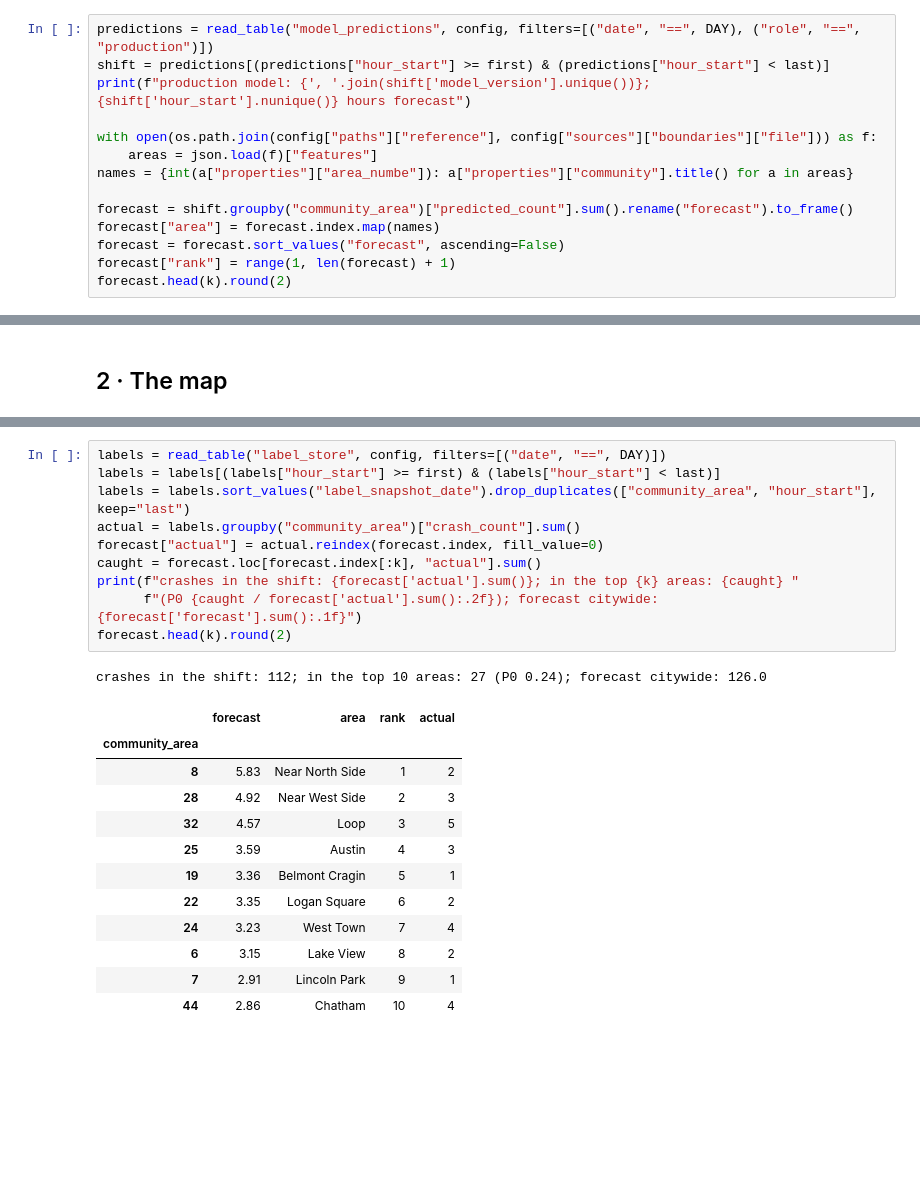
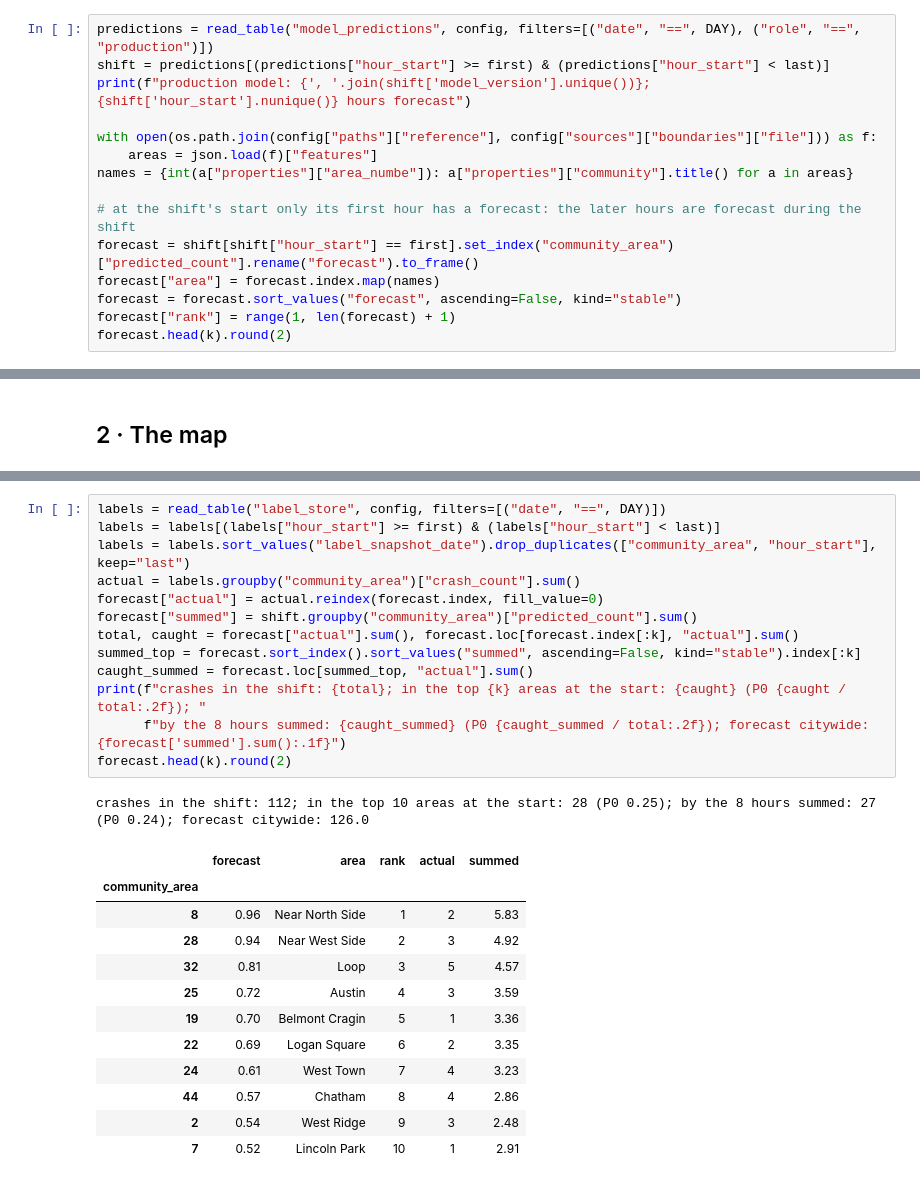
Before and after one commit to cs611-g1-crash-forecast/crash-forecast, a Jupyter notebook: notebooks/11_planner_view.ipynb, the cells around one changed output, grey strips where cells are left out. Cells and saved outputs as stored; diff of their text form; blank space fills up the shorter version.

```diff
--- a/notebooks/11_planner_view.ipynb
+++ b/notebooks/11_planner_view.ipynb
@@ -44,9 +44,10 @@ with open(os.path.join(config["paths"]["reference"], config["sources"]["boundari
     areas = json.load(f)["features"]
 names = {int(a["properties"]["area_numbe"]): a["properties"]["community"].title() for a in areas}
 
-forecast = shift.groupby("community_area")["predicted_count"].sum().rename("forecast").to_frame()
+# at the shift's start only its first hour has a forecast: the later hours are forecast during the shift
+forecast = shift[shift["hour_start"] == first].set_index("community_area")["predicted_count"].rename("forecast").to_frame()
 forecast["area"] = forecast.index.map(names)
-forecast = forecast.sort_values("forecast", ascending=False)
+forecast = forecast.sort_values("forecast", ascending=False, kind="stable")
 forecast["rank"] = range(1, len(forecast) + 1)
 forecast.head(k).round(2)
 # %% [output]
@@ -92,24 +93,27 @@ The labels: crashes that occurred in the shift's hours, as the label store has t
 # %%
 labels = read_table("label_store", config, filters=[("date", "==", DAY)])
 labels = labels[(labels["hour_start"] >= first) & (labels["hour_start"] < last)]
 labels = labels.sort_values("label_snapshot_date").drop_duplicates(["community_area", "hour_start"], keep="last")
 actual = labels.groupby("community_area")["crash_count"].sum()
 forecast["actual"] = actual.reindex(forecast.index, fill_value=0)
-caught = forecast.loc[forecast.index[:k], "actual"].sum()
-print(f"crashes in the shift: {forecast['actual'].sum()}; in the top {k} areas: {caught} "
-      f"(P0 {caught / forecast['actual'].sum():.2f}); forecast citywide: {forecast['forecast'].sum():.1f}")
+forecast["summed"] = shift.groupby("community_area")["predicted_count"].sum()
+total, caught = forecast["actual"].sum(), forecast.loc[forecast.index[:k], "actual"].sum()
+summed_top = forecast.sort_index().sort_values("summed", ascending=False, kind="stable").index[:k]
+caught_summed = forecast.loc[summed_top, "actual"].sum()
+print(f"crashes in the shift: {total}; in the top {k} areas at the start: {caught} (P0 {caught / total:.2f}); "
+      f"by the 8 hours summed: {caught_summed} (P0 {caught_summed / total:.2f}); forecast citywide: {forecast['summed'].sum():.1f}")
 forecast.head(k).round(2)
 # %% [output]
-crashes in the shift: 112; in the top 10 areas: 27 (P0 0.24); forecast citywide: 126.0
+crashes in the shift: 112; in the top 10 areas at the start: 28 (P0 0.25); by the 8 hours summed: 27 (P0 0.24); forecast citywide: 126.0
-|  | forecast | area | rank | actual |
-| community_area |  |  |  |  |
-| 8 | 5.83 | Near North Side | 1 | 2 |
-| 28 | 4.92 | Near West Side | 2 | 3 |
-| 32 | 4.57 | Loop | 3 | 5 |
-| 25 | 3.59 | Austin | 4 | 3 |
-| 19 | 3.36 | Belmont Cragin | 5 | 1 |
-| 22 | 3.35 | Logan Square | 6 | 2 |
-| 24 | 3.23 | West Town | 7 | 4 |
-| 6 | 3.15 | Lake View | 8 | 2 |
-| 7 | 2.91 | Lincoln Park | 9 | 1 |
-| 44 | 2.86 | Chatham | 10 | 4 |
+|  | forecast | area | rank | actual | summed |
+| community_area |  |  |  |  |  |
+| 8 | 0.96 | Near North Side | 1 | 2 | 5.83 |
+| 28 | 0.94 | Near West Side | 2 | 3 | 4.92 |
+| 32 | 0.81 | Loop | 3 | 5 | 4.57 |
+| 25 | 0.72 | Austin | 4 | 3 | 3.59 |
+| 19 | 0.70 | Belmont Cragin | 5 | 1 | 3.36 |
+| 22 | 0.69 | Logan Square | 6 | 2 | 3.35 |
+| 24 | 0.61 | West Town | 7 | 4 | 3.23 |
+| 44 | 0.57 | Chatham | 8 | 4 | 2.86 |
+| 2 | 0.54 | West Ridge | 9 | 3 | 2.48 |
+| 7 | 0.52 | Lincoln Park | 10 | 1 | 2.91 |
```
Also changed, not shown: parts of 6 cells of this notebook.
